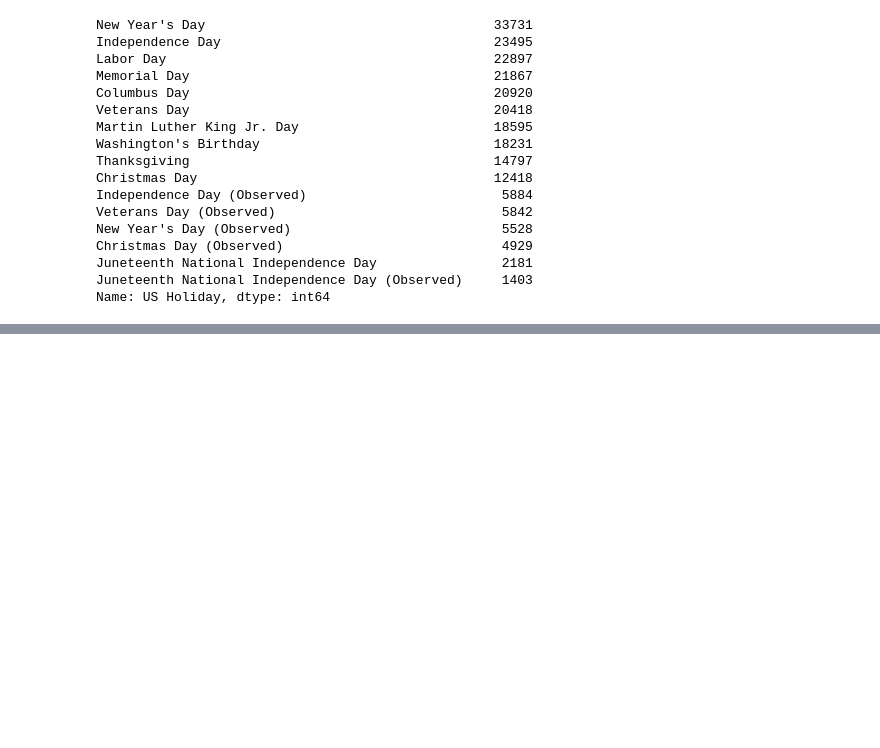
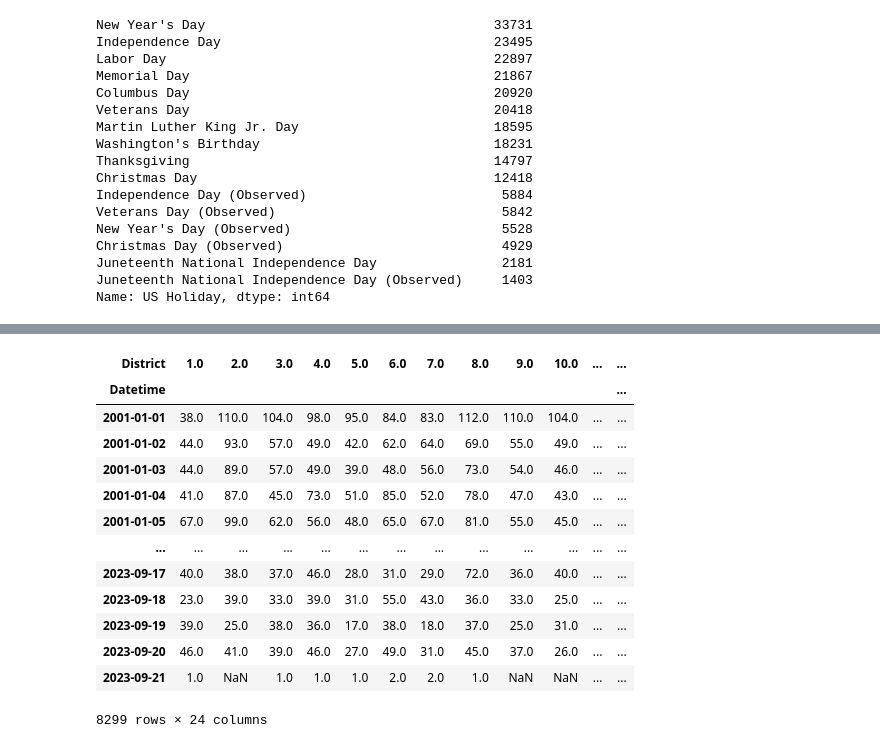
Before and after one commit to valmazan/Project-4---Part-1, a Jupyter notebook: Project 4 - Part 1.ipynb, the cells around one changed output, grey strips where cells are left out. Cells and saved outputs as stored; diff of their text form; code cells hidden in the pictures; blank space fills up the shorter version.

```diff
--- a/Project 4 - Part 1.ipynb
+++ b/Project 4 - Part 1.ipynb
@@ -392,0 +468,18 @@ chicago_final.plot()
+# %%
+district_unstacked = district.unstack(level=0)
+district_unstacked
+# %% [output]
+| District | 1.0 | 2.0 | 3.0 | 4.0 | 5.0 | 6.0 | 7.0 | 8.0 | 9.0 | 10.0 | ... | ... |
+| Datetime |  |  |  |  |  |  |  |  |  |  |  | ... |
+| 2001-01-01 | 38.0 | 110.0 | 104.0 | 98.0 | 95.0 | 84.0 | 83.0 | 112.0 | 110.0 | 104.0 | ... | ... |
+| 2001-01-02 | 44.0 | 93.0 | 57.0 | 49.0 | 42.0 | 62.0 | 64.0 | 69.0 | 55.0 | 49.0 | ... | ... |
+| 2001-01-03 | 44.0 | 89.0 | 57.0 | 49.0 | 39.0 | 48.0 | 56.0 | 73.0 | 54.0 | 46.0 | ... | ... |
+| 2001-01-04 | 41.0 | 87.0 | 45.0 | 73.0 | 51.0 | 85.0 | 52.0 | 78.0 | 47.0 | 43.0 | ... | ... |
+| 2001-01-05 | 67.0 | 99.0 | 62.0 | 56.0 | 48.0 | 65.0 | 67.0 | 81.0 | 55.0 | 45.0 | ... | ... |
+| ... | ... | ... | ... | ... | ... | ... | ... | ... | ... | ... | ... | ... |
+| 2023-09-17 | 40.0 | 38.0 | 37.0 | 46.0 | 28.0 | 31.0 | 29.0 | 72.0 | 36.0 | 40.0 | ... | ... |
+| 2023-09-18 | 23.0 | 39.0 | 33.0 | 39.0 | 31.0 | 55.0 | 43.0 | 36.0 | 33.0 | 25.0 | ... | ... |
+| 2023-09-19 | 39.0 | 25.0 | 38.0 | 36.0 | 17.0 | 38.0 | 18.0 | 37.0 | 25.0 | 31.0 | ... | ... |
+| 2023-09-20 | 46.0 | 41.0 | 39.0 | 46.0 | 27.0 | 49.0 | 31.0 | 45.0 | 37.0 | 26.0 | ... | ... |
+| 2023-09-21 | 1.0 | NaN | 1.0 | 1.0 | 1.0 | 2.0 | 2.0 | 1.0 | NaN | NaN | ... | ... |
+8299 rows × 24 columns
```
Also changed, not shown: parts of 19 cells of this notebook.
